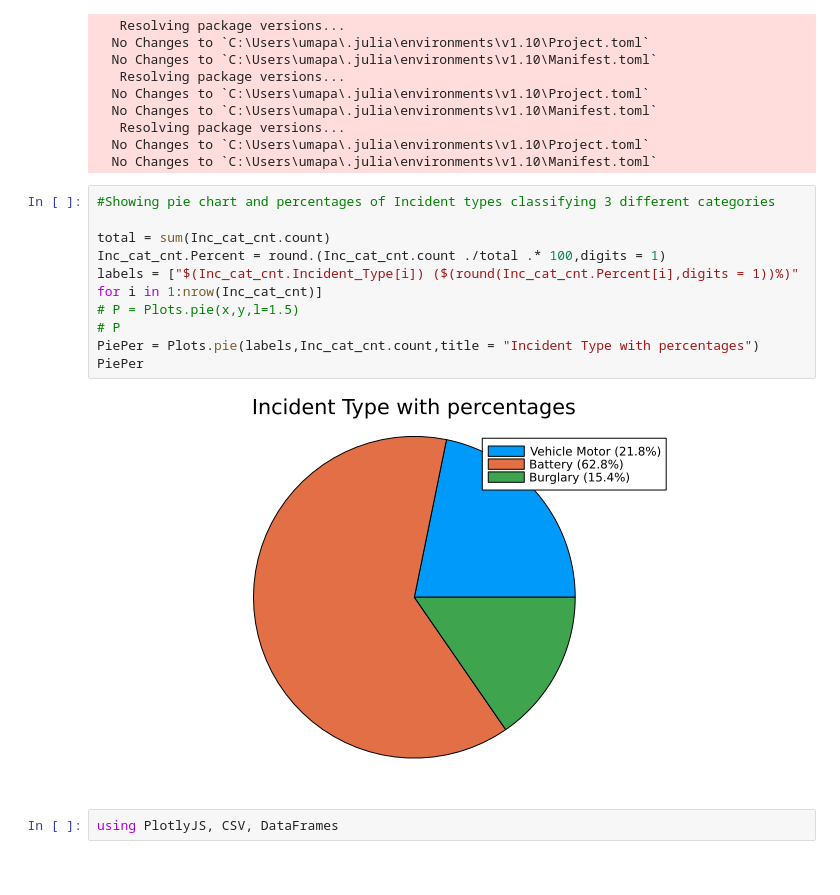
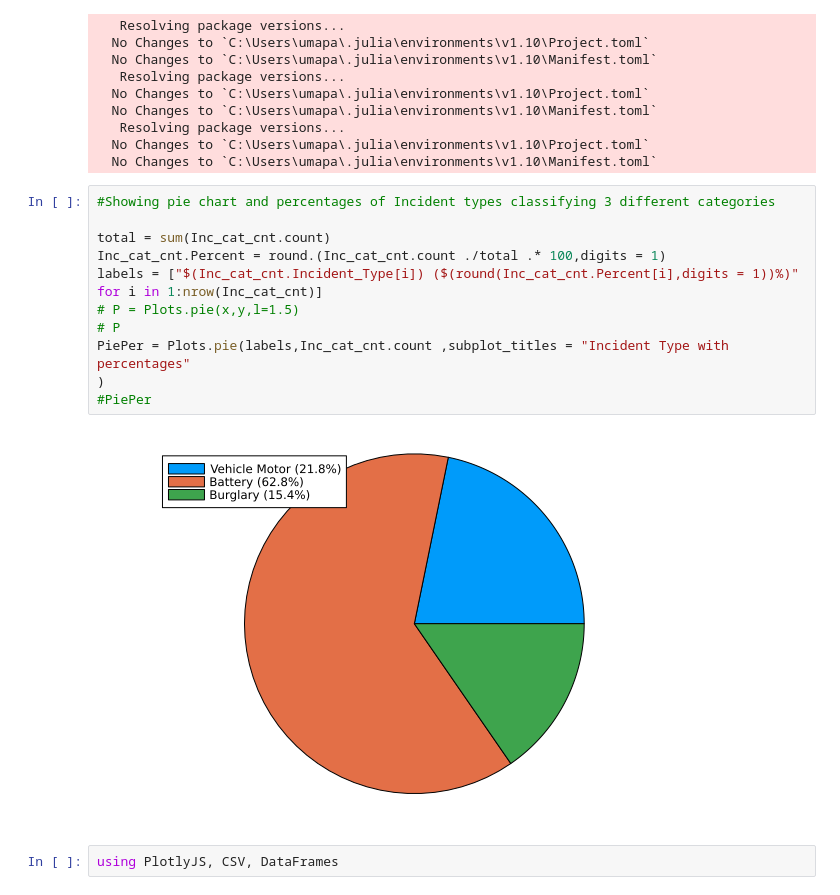
Before and after one commit to MorandR/CatchingCooks, a Jupyter notebook: CatchingCrooks.ipynb, the cells around one changed output. Cells and saved outputs as stored; diff of their text form.

Commit message:
Sub Chart pie chart both Incident and Weapons category

```diff
--- a/CatchingCrooks.ipynb
+++ b/CatchingCrooks.ipynb
@@ -330,15 +331,16 @@ Pkg.add("PGFPlotsX")
 # %%
 #Showing pie chart and percentages of Incident types classifying 3 different categories
 
 total = sum(Inc_cat_cnt.count)
 Inc_cat_cnt.Percent = round.(Inc_cat_cnt.count ./total .* 100,digits = 1)
 labels = ["$(Inc_cat_cnt.Incident_Type[i]) ($(round(Inc_cat_cnt.Percent[i],digits = 1))%)" for i in 1:nrow(Inc_cat_cnt)]
 # P = Plots.pie(x,y,l=1.5)
 # P
-PiePer = Plots.pie(labels,Inc_cat_cnt.count,title = "Incident Type with percentages")
-PiePer
+PiePer = Plots.pie(labels,Inc_cat_cnt.count ,subplot_titles = "Incident Type with percentages"
+)
+#PiePer
 # %% [output]
-[figure, old version]
+[figure, new version]
 # %%
 using PlotlyJS, CSV, DataFrames
 # %% [output]
```
Also changed, not shown: parts of 5 cells of this notebook.
